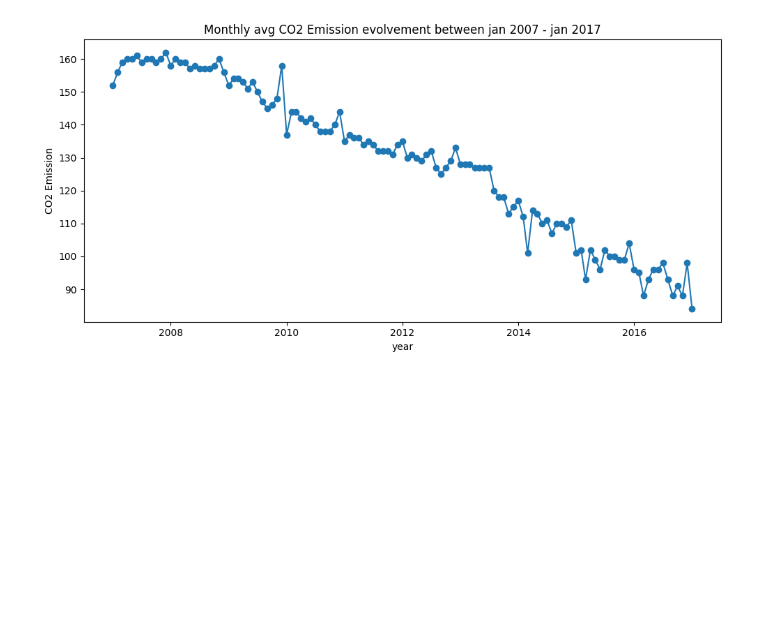
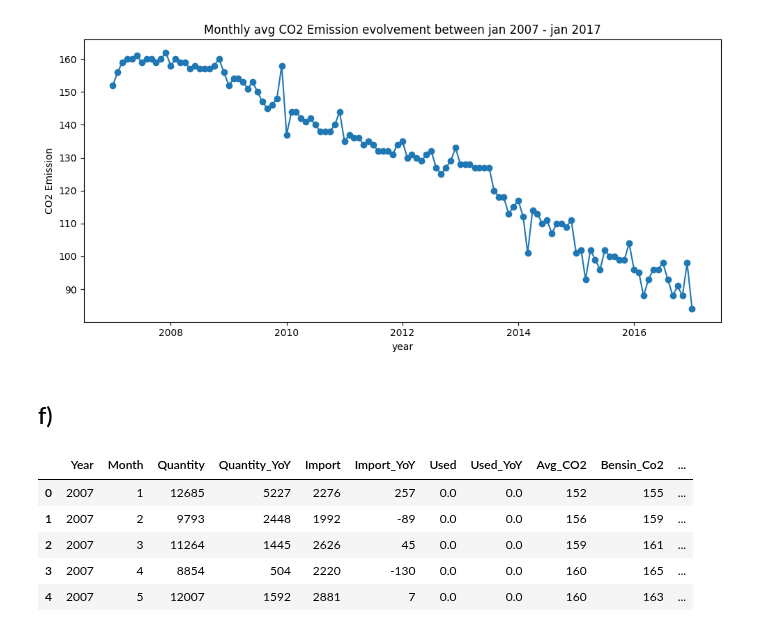
Before and after one commit to fredrikkron/data-visualization-fredrik-kron-de24, a Jupyter notebook: exercises/exercise_0/0.0.ipynb, the cells around one changed output. Drawn from its saved outputs; the diff is of its cells as text; code cells hidden in the pictures; blank space fills up the shorter version.

```diff
--- a/exercises/exercise_0/0.0.ipynb
+++ b/exercises/exercise_0/0.0.ipynb
@@ -221,3 +221,15 @@ plt.tight_layout()
 plt.savefig("figures/monthly_CO2_Emission.png")
 # %% [output]
 [figure]
+# %% [markdown]
+## f)
+# %%
+df = df.fillna(0)
+df.head()
+# %% [output]
+|  | Year | Month | Quantity | Quantity_YoY | Import | Import_YoY | Used | Used_YoY | Avg_CO2 | Bensin_Co2 | ... |
+| 0 | 2007 | 1 | 12685 | 5227 | 2276 | 257 | 0.0 | 0.0 | 152 | 155 | ... |
+| 1 | 2007 | 2 | 9793 | 2448 | 1992 | -89 | 0.0 | 0.0 | 156 | 159 | ... |
+| 2 | 2007 | 3 | 11264 | 1445 | 2626 | 45 | 0.0 | 0.0 | 159 | 161 | ... |
+| 3 | 2007 | 4 | 8854 | 504 | 2220 | -130 | 0.0 | 0.0 | 160 | 165 | ... |
+| 4 | 2007 | 5 | 12007 | 1592 | 2881 | 7 | 0.0 | 0.0 | 160 | 163 | ... |
```
Also changed, not shown: parts of 5 cells of this notebook, 2 other files.
